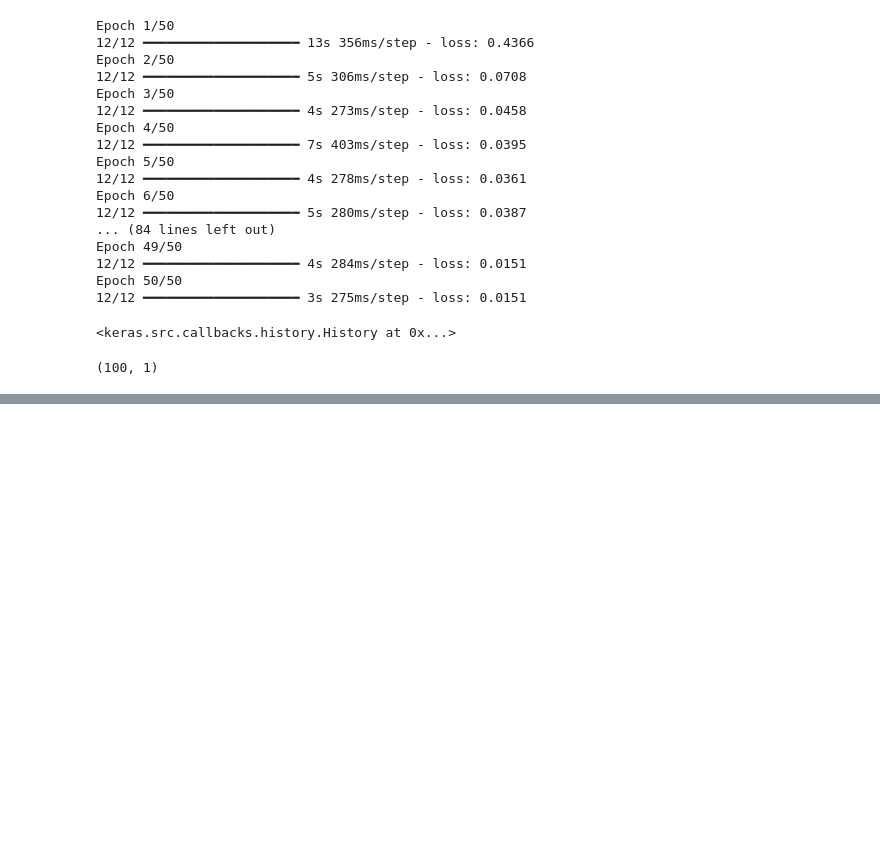
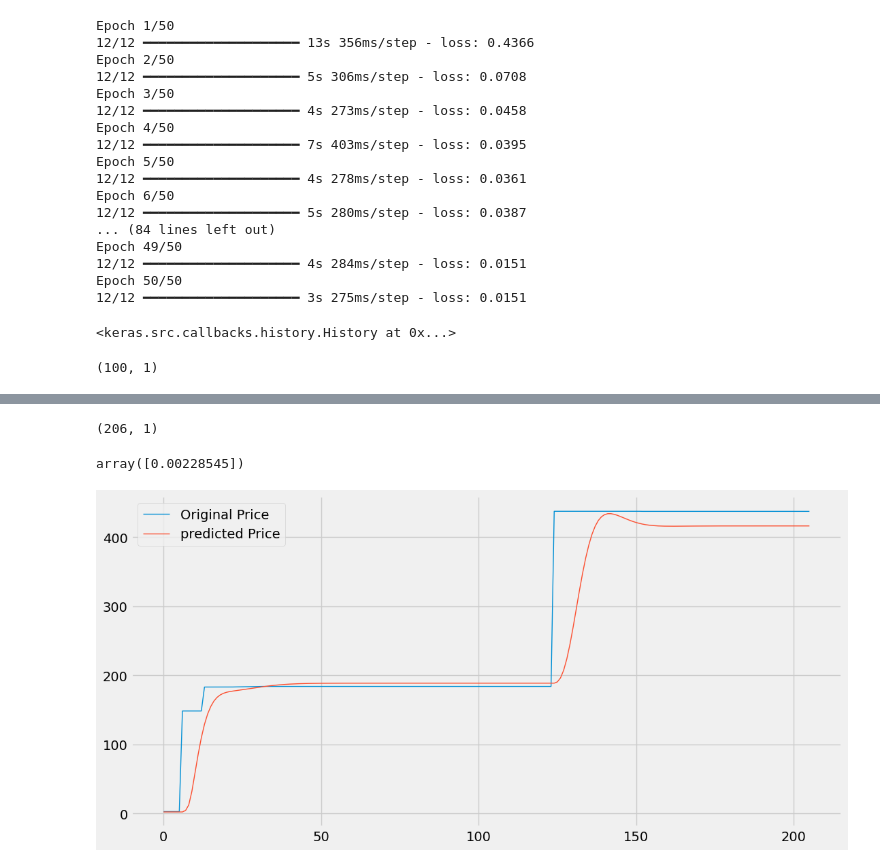
Before and after one commit to murigugitonga/stock_price_predictor, a Jupyter notebook: predictor.ipynb, the cells around one changed output, grey strips where cells are left out. Cells and saved outputs as stored; diff of their text form; code cells hidden in the pictures; blank space fills up the shorter version.

Commit message:
Complete model training

```diff
--- a/predictor.ipynb
+++ b/predictor.ipynb
@@ -395,0 +404,11 @@ AttributeError: 'DataFrame' object has no attribute 'append'
+# %%
+input_data  = scaler.fit_transform(final_df)
+# %%
+x_test = []
+y_test = []
+
+for i in range(100, input_data.shape[0]):
+    x_test.append(input_data[i-100: i])
+    y_test.append(input_data[i, 0])
+
+x_test, y_test = np.array(x_test), np.array(y_test)
@@ -395,0 +419,2 @@ AttributeError: 'DataFrame' object has no attribute 'append'
+# %%
+y_predicted = model.predict(x_test)
@@ -395,0 +423,20 @@ AttributeError: 'DataFrame' object has no attribute 'append'
+# %%
+y_predicted.shape
+# %% [output]
+(206, 1)
+# %%
+scaler.scale_
+# %% [output]
+array([0.00228545])
+# %%
+scaler_factor = 1/ 0.00228545
+y_predicted = y_predicted * scaler_factor
+y_test = y_test * scaler_factor
+# %%
+plt.figure(figsize=(12, 6))
+plt.plot(y_test, label = "Original Price", linewidth=1)
+plt.plot(y_predicted, label = "predicted Price", linewidth = 1)
+plt.legend()
+plt.show()
+# %% [output]
+[figure, added]
```
Also changed, not shown: parts of 5 cells of this notebook.
